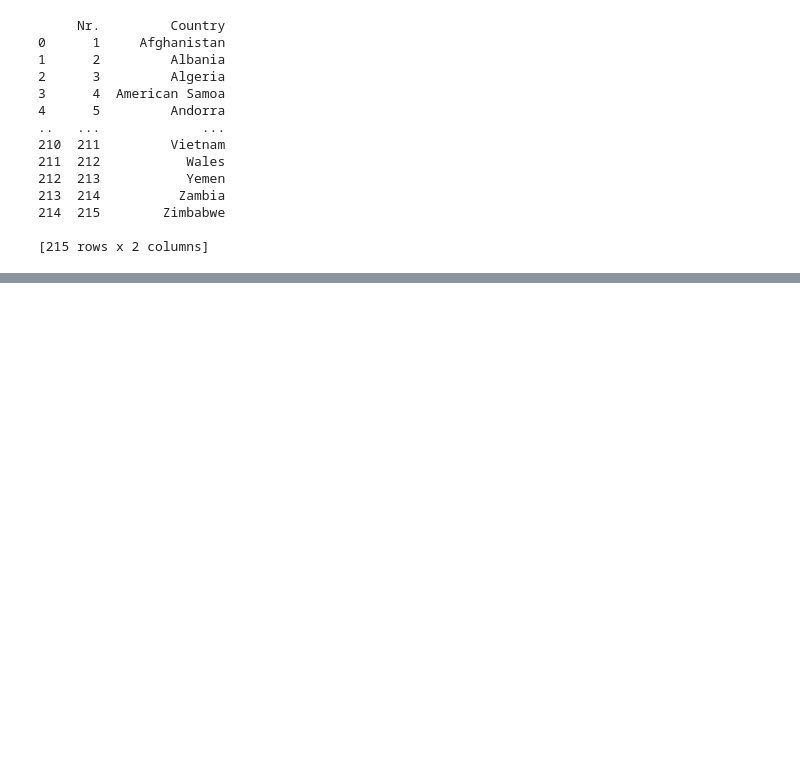
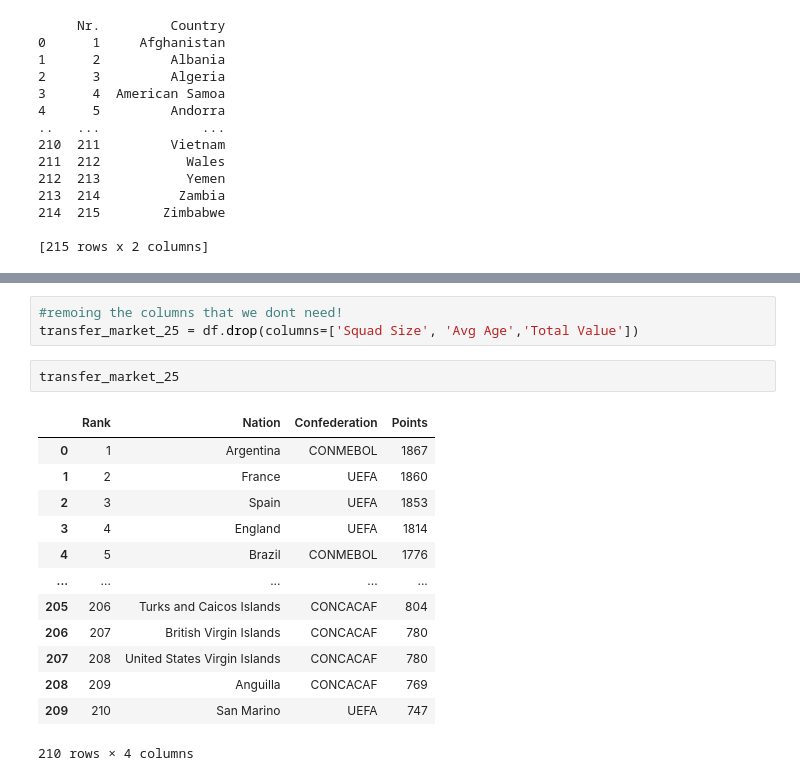
Before and after one commit to ahmad2025-ai/Project_1, a Jupyter notebook: Main.ipynb, the cells around one changed output, grey strips where cells are left out. Drawn from its saved outputs; the diff is of its cells as text; blank space fills up the shorter version.

```diff
--- a/Main.ipynb
+++ b/Main.ipynb
@@ -93,0 +337,19 @@ print(FIFA)
+# %%
+#remoing the columns that we dont need!
+transfer_market_25 = df.drop(columns=['Squad Size', 'Avg Age','Total Value'])
+# %%
+transfer_market_25
+# %% [output]
+|  | Rank | Nation | Confederation | Points |
+| 0 | 1 | Argentina | CONMEBOL | 1867 |
+| 1 | 2 | France | UEFA | 1860 |
+| 2 | 3 | Spain | UEFA | 1853 |
+| 3 | 4 | England | UEFA | 1814 |
+| 4 | 5 | Brazil | CONMEBOL | 1776 |
+| ... | ... | ... | ... | ... |
+| 205 | 206 | Turks and Caicos Islands | CONCACAF | 804 |
+| 206 | 207 | British Virgin Islands | CONCACAF | 780 |
+| 207 | 208 | United States Virgin Islands | CONCACAF | 780 |
+| 208 | 209 | Anguilla | CONCACAF | 769 |
+| 209 | 210 | San Marino | UEFA | 747 |
+210 rows × 4 columns
```
Also changed, not shown: parts of 9 cells of this notebook, 4 other files.
